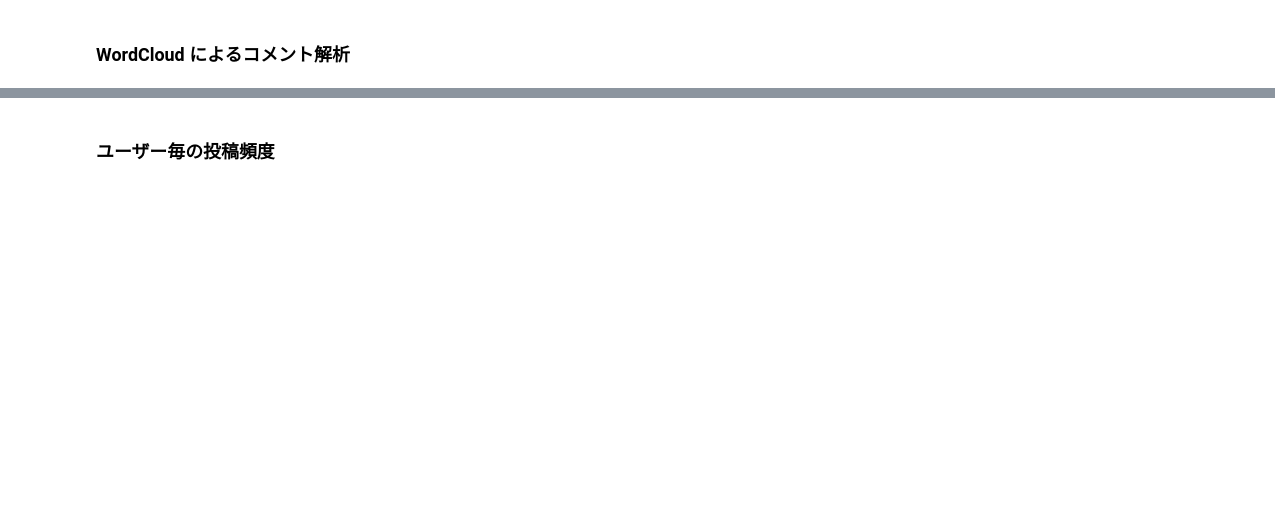
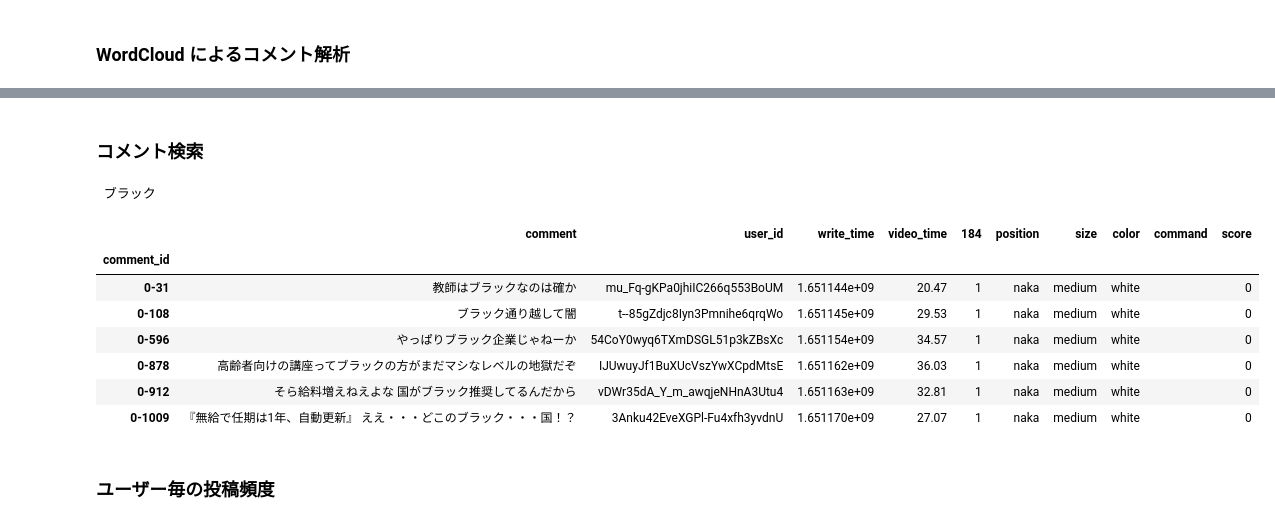
Before and after one commit to ogosk/NicoVideoCommentAnalysis, a Jupyter notebook: test.ipynb, the cells around one changed output, grey strips where cells are left out. Saved outputs shown, nothing was run; the diff lists cells and outputs as text; code cells hidden in the pictures; blank space fills up the shorter version.

```diff
--- a/test.ipynb
+++ b/test.ipynb
@@ -4,5 +4,7 @@ from IPython.display import display, Image, HTML
 from nico_info import NicovideoInfomation
 from utils import analyze_comments
 # %%
-# pd.set_option('display.max_rows', None)
-# pd.set_option('display.max_columns', None)
+import pandas as pd
+
+pd.set_option('display.max_rows', None)
+pd.set_option('display.max_columns', None)
@@ -70,3 +182,18 @@ display(Image('./wordcloud.png'))
+# %% [markdown]
+### コメント検索
+# %%
+search_word = input()
+display(comments_df[comments_df.comment.str.contains(search_word)])
+# %% [output]
+ ブラック
+|  | comment | user_id | write_time | video_time | 184 | position | size | color | command | score |
+| comment_id |  |  |  |  |  |  |  |  |  |  |
+| 0-31 | 教師はブラックなのは確か | mu_Fq-gKPa0jhiIC266q553BoUM | 1.651144e+09 | 20.47 | 1 | naka | medium | white |  | 0 |
+| 0-108 | ブラック通り越して闇 | t--85gZdjc8Iyn3Pmnihe6qrqWo | 1.651145e+09 | 29.53 | 1 | naka | medium | white |  | 0 |
+| 0-596 | やっぱりブラック企業じゃねーか | 54CoY0wyq6TXmDSGL51p3kZBsXc | 1.651154e+09 | 34.57 | 1 | naka | medium | white |  | 0 |
+| 0-878 | 高齢者向けの講座ってブラックの方がまだマシなレベルの地獄だぞ | IJUwuyJf1BuXUcVszYwXCpdMtsE | 1.651162e+09 | 36.03 | 1 | naka | medium | white |  | 0 |
+| 0-912 | そら給料増えねえよな 国がブラック推奨してるんだから | vDWr35dA_Y_m_awqjeNHnA3Utu4 | 1.651163e+09 | 32.81 | 1 | naka | medium | white |  | 0 |
+| 0-1009 | 『無給で任期は1年、自動更新』 ええ・・・どこのブラック・・・国！？ | 3Anku42EveXGPl-Fu4xfh3yvdnU | 1.651170e+09 | 27.07 | 1 | naka | medium | white |  | 0 |
 # %% [markdown]
 ### ユーザー毎の投稿頻度
 # %%
```
Also changed, not shown: parts of 14 cells of this notebook, 1 other file.
